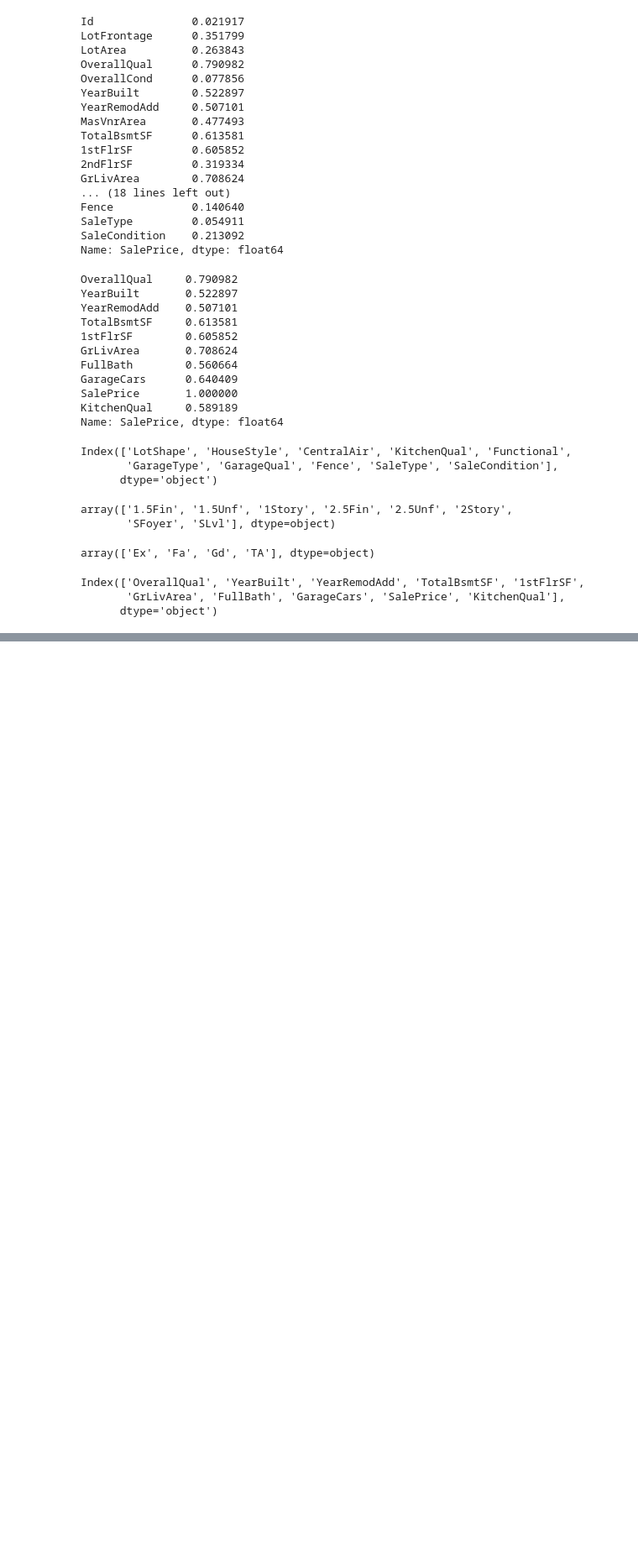
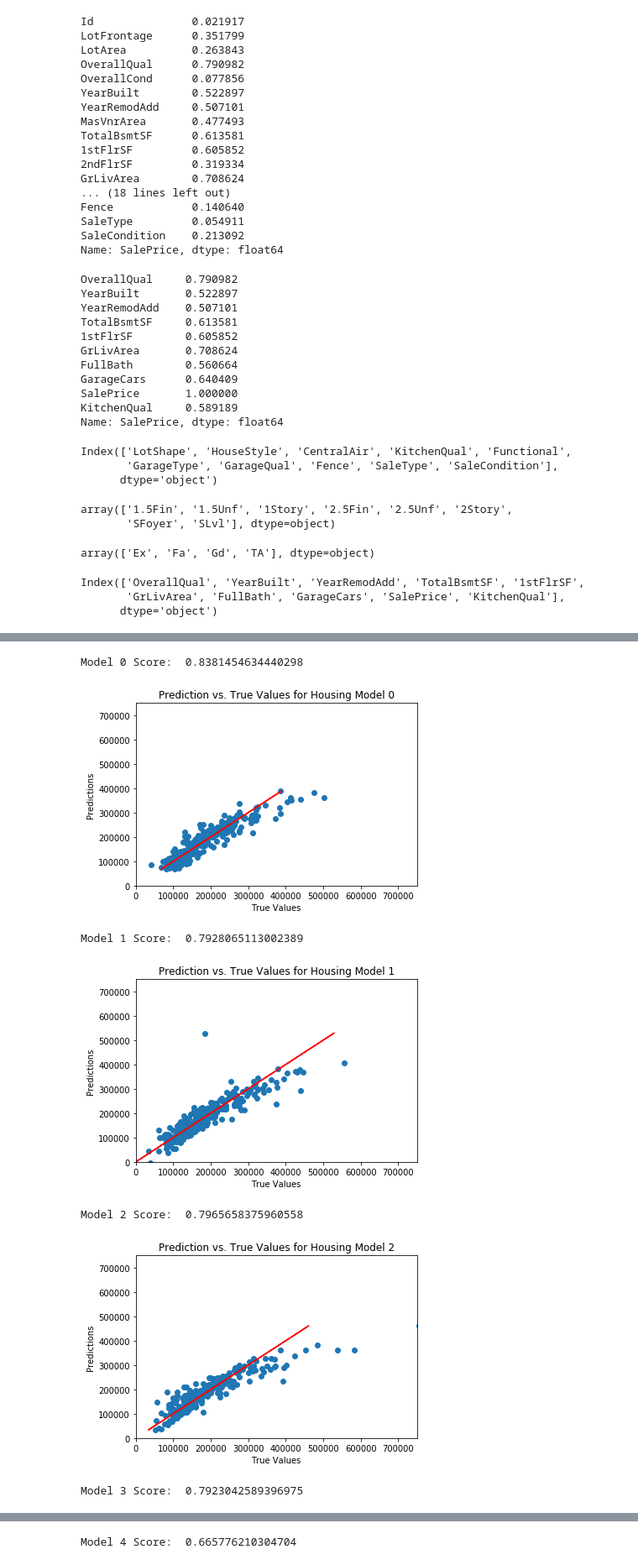
Before and after one commit to ConnorHaas03/MachineLearningProject, a Jupyter notebook: JaeMLproject.ipynb, the cells around one changed output, grey strips where cells are left out. Shown at 84% size. Saved outputs shown, nothing was run; the diff lists cells and outputs as text; code cells hidden in the pictures; blank space fills up the shorter version.

```diff
--- a/Jae/JaeMLproject.ipynb
+++ b/JaeMLproject.ipynb
@@ -512,0 +607,43 @@ strong multicollinearity or other numerical problems.
+# %%
+# shows how the test and train datasets are split
+# then runs a linear regression model on each of the splits
+# then prints out the model score (score=1.0 is perfect; score=0.0 is horrible)
+
+# Define or model as a linear regression
+lm = linear_model.LinearRegression()
+model_number = 0  # count for the model number
+for train_index, test_index in kf.split(X):
+    #print("TRAIN:", train_index, "\nTEST:", test_index)
+    # split the training and test set dependent variables
+    # i.e., the dataframe with all the columns, except housing price
+    X_train, X_test = X.iloc[train_index], X.iloc[test_index]
+    # split the housing price into training and test sets
+    y_train, y_test = y.iloc[train_index], y.iloc[test_index]
+    # fit the model for this training set
+    model = lm.fit(X_train, y_train)
+    # make prediction of the test set with this model
+    #predictions = lm.predict(X_test)
+    predictions = model.predict(X_test)
+    print("Model {} Score:  {}".format(model_number, model.score(X_test, y_test)))
+    # plot predicted vs. real values
+    plt.scatter(y_test, predictions)   # plot the test points
+    # plot the red line, which is if the predictions were perfect.
+    plt.plot(predictions, predictions, color='r')
+    plt.xlabel("True Values")
+    plt.ylabel("Predictions")
+    plt.title("Prediction vs. True Values for Housing Model {}".format(model_number))
+    ax = plt.gca()
+    # All the model plots should have the same limits for the
+    # x- and y-axes; i.e., the start and end values
+    ax.set_xlim(left=0, right=750000)
+    ax.set_ylim(bottom=0, top=750000)
+    plt.show()
+    model_number += 1
+# %% [output]
+Model 0 Score:  0.8381454634440298
+[figure, added]
+Model 1 Score:  0.7928065113002389
+[figure, added]
+Model 2 Score:  0.7965658375960558
+[figure, added]
+Model 3 Score:  0.7923042589396975
@@ -512,0 +651 @@ strong multicollinearity or other numerical problems.
+Model 4 Score:  0.665776210304704
```
Also changed, not shown: parts of 42 cells of this notebook, 3 other files.
